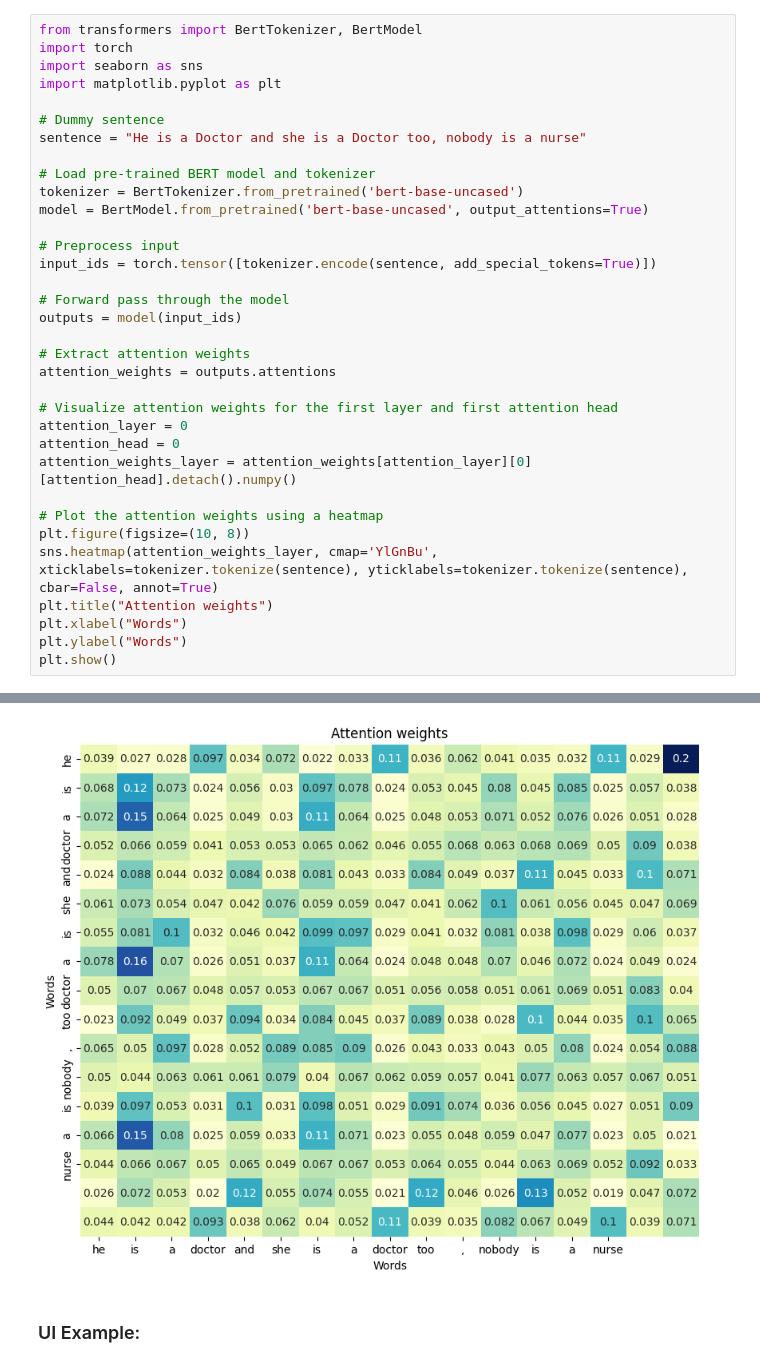
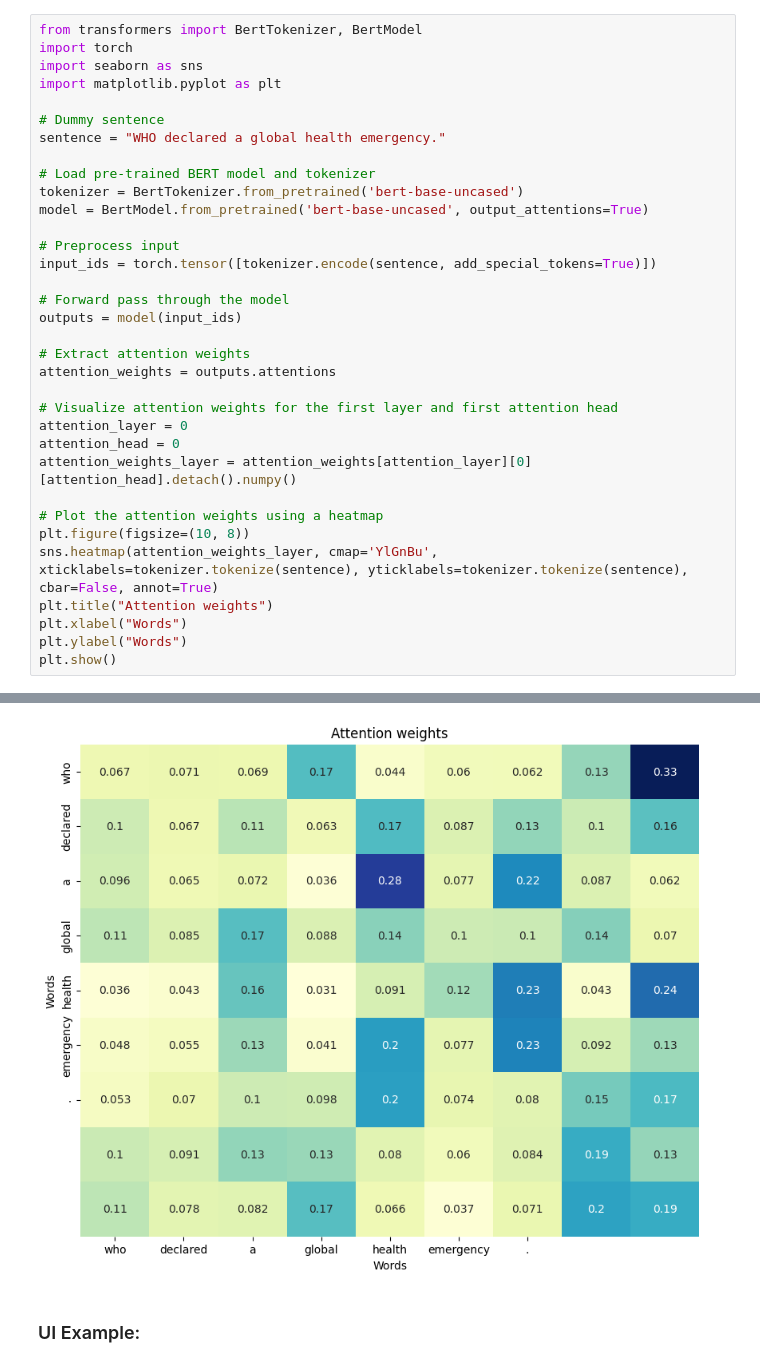
Before and after one commit to dsrestrepo/Transformers, a Jupyter notebook: bert_attention_example.ipynb, the cells around one changed output, grey strips where cells are left out. Cells and saved outputs as stored; diff of their text form.

```diff
--- a/bert_attention_example.ipynb
+++ b/bert_attention_example.ipynb
@@ -5,38 +5,38 @@ import seaborn as sns
 import matplotlib.pyplot as plt
 
 # Dummy sentence
-sentence = "He is a Doctor and she is a Doctor too, nobody is a nurse"
+sentence = "WHO declared a global health emergency."
 
 # Load pre-trained BERT model and tokenizer
 tokenizer = BertTokenizer.from_pretrained('bert-base-uncased')
 model = BertModel.from_pretrained('bert-base-uncased', output_attentions=True)
 
 # Preprocess input
 input_ids = torch.tensor([tokenizer.encode(sentence, add_special_tokens=True)])
 
 # Forward pass through the model
 outputs = model(input_ids)
 
 # Extract attention weights
 attention_weights = outputs.attentions
 
 # Visualize attention weights for the first layer and first attention head
 attention_layer = 0
 attention_head = 0
 attention_weights_layer = attention_weights[attention_layer][0][attention_head].detach().numpy()
 
 # Plot the attention weights using a heatmap
 plt.figure(figsize=(10, 8))
 sns.heatmap(attention_weights_layer, cmap='YlGnBu', xticklabels=tokenizer.tokenize(sentence), yticklabels=tokenizer.tokenize(sentence), cbar=False, annot=True)
 plt.title("Attention weights")
 plt.xlabel("Words")
 plt.ylabel("Words")
 plt.show()
 # %% [output]
 Some weights of the model checkpoint at bert-base-uncased were not used when initializing BertModel: ['cls.predictions.bias', 'cls.seq_relationship.weight', 'cls.seq_relationship.bias', 'cls.predictio ...
 - This IS expected if you are initializing BertModel from the checkpoint of a model trained on another task or with another architecture (e.g. initializing a BertForSequenceClassification model from a ...
 - This IS NOT expected if you are initializing BertModel from the checkpoint of a model that you expect to be exactly identical (initializing a BertForSequenceClassification model from a BertForSequen ...
-[figure, old version]
+[figure, new version]
 # %% [markdown]
 ### UI Example:
 # %%
```
Also changed, not shown: 11 other files.
